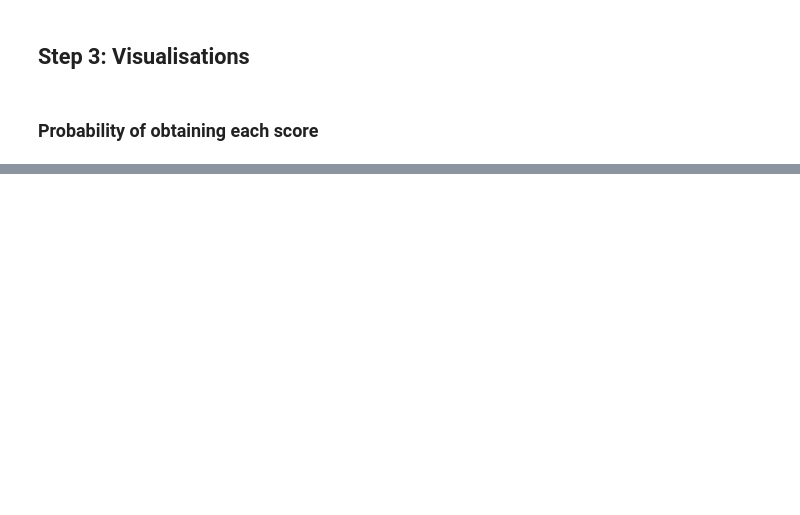
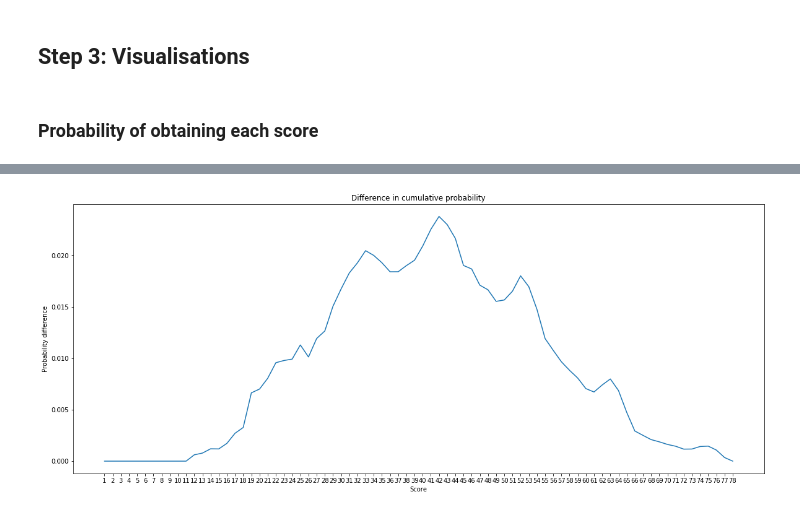
Before and after one commit to LewisDyer/StochasticGames, a Jupyter notebook: src/ShutTheBox.ipynb, the cells around one changed output, grey strips where cells are left out. Saved outputs shown, nothing was run; the diff lists cells and outputs as text; code cells hidden in the pictures; blank space fills up the shorter version.

```diff
--- a/src/ShutTheBox.ipynb
+++ b/src/ShutTheBox.ipynb
@@ -312,0 +400,23 @@ plt.show()
+# %%
+fig = plt.figure()
+
+ax1 = fig.add_subplot(111)
+
+ax1.set_title("Difference in cumulative probability")
+ax1.set_xlabel("Score")
+ax1.set_ylabel("Probability difference")
+
+ax1.set_xticks(np.arange(max_score)+1)
+
+data_high = np.genfromtxt(cum_prob_high_file, delimiter=',',skip_header=1, names=['x', 'y'])
+data_min = np.genfromtxt(cum_prob_min_file, delimiter=',',skip_header=1, names=['x', 'y'])
+
+data_diff = data_high['y'] - data_min['y']
+
+ax1.plot(data_min['x'], data_diff)
+
+
+plt.savefig('ShutTheBox/data/vis/cum_diff_high_min.png')
+plt.show()
+# %% [output]
+[figure, added]
```
Also changed, not shown: parts of 23 cells of this notebook, 36 other files.
